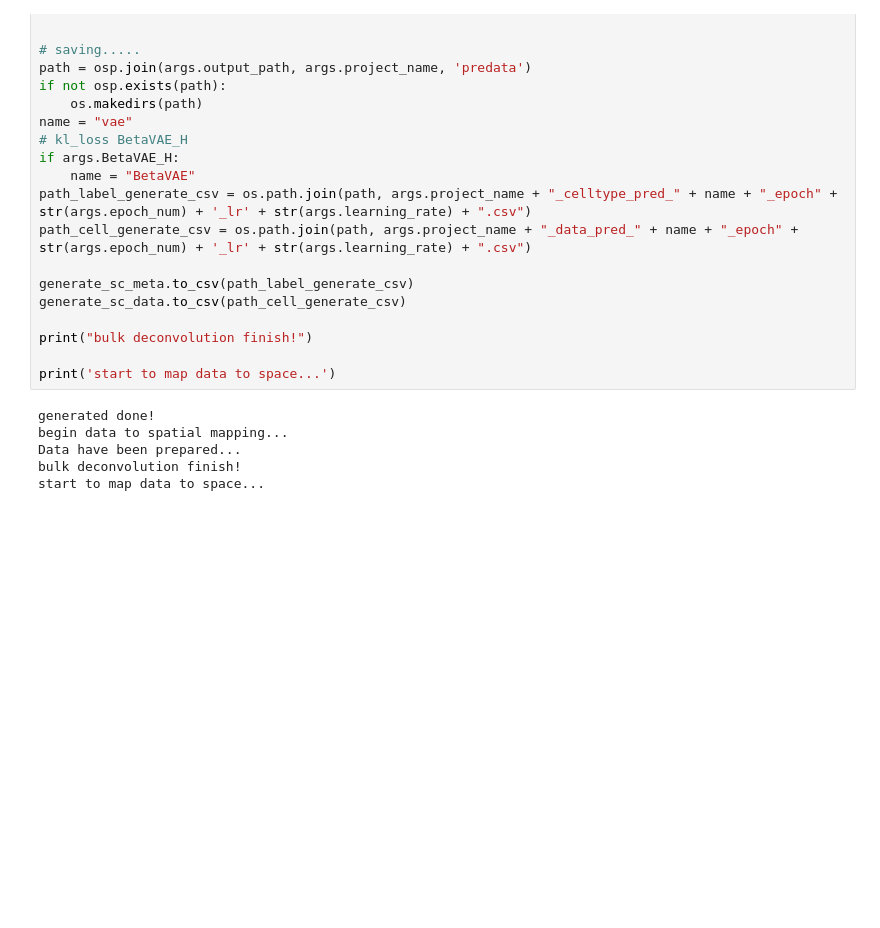
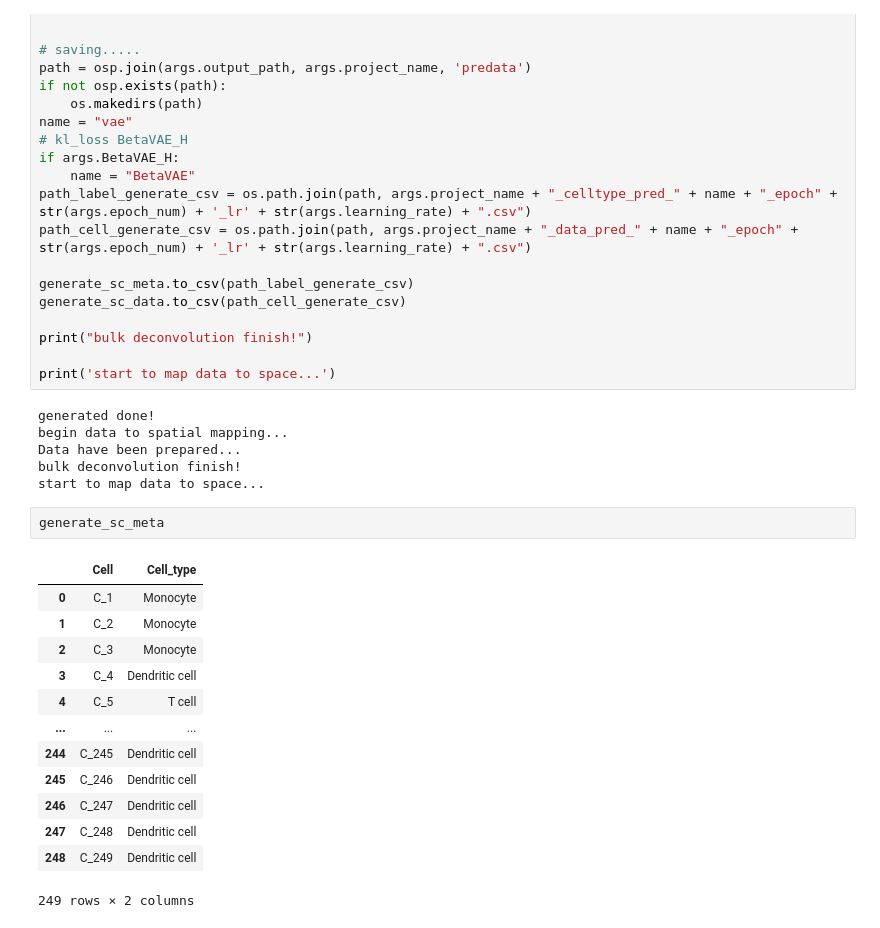
Before and after one commit to ZJUFanLab/bulk2space, a Jupyter notebook: bulk2space/tutorial.ipynb, the cells around one changed output. Cells and saved outputs as stored; diff of their text form; blank space fills up the shorter version.

```diff
--- a/bulk2space/tutorial.ipynb
+++ b/bulk2space/tutorial.ipynb
@@ -207,3 +207,19 @@ begin data to spatial mapping...
 Data have been prepared...
 bulk deconvolution finish!
 start to map data to space...
+# %%
+generate_sc_meta
+# %% [output]
+|  | Cell | Cell_type |
+| 0 | C_1 | Monocyte |
+| 1 | C_2 | Monocyte |
+| 2 | C_3 | Monocyte |
+| 3 | C_4 | Dendritic cell |
+| 4 | C_5 | T cell |
+| ... | ... | ... |
+| 244 | C_245 | Dendritic cell |
+| 245 | C_246 | Dendritic cell |
+| 246 | C_247 | Dendritic cell |
+| 247 | C_248 | Dendritic cell |
+| 248 | C_249 | Dendritic cell |
+249 rows × 2 columns
```
Also changed, not shown: parts of 9 cells of this notebook, 3 other files.
